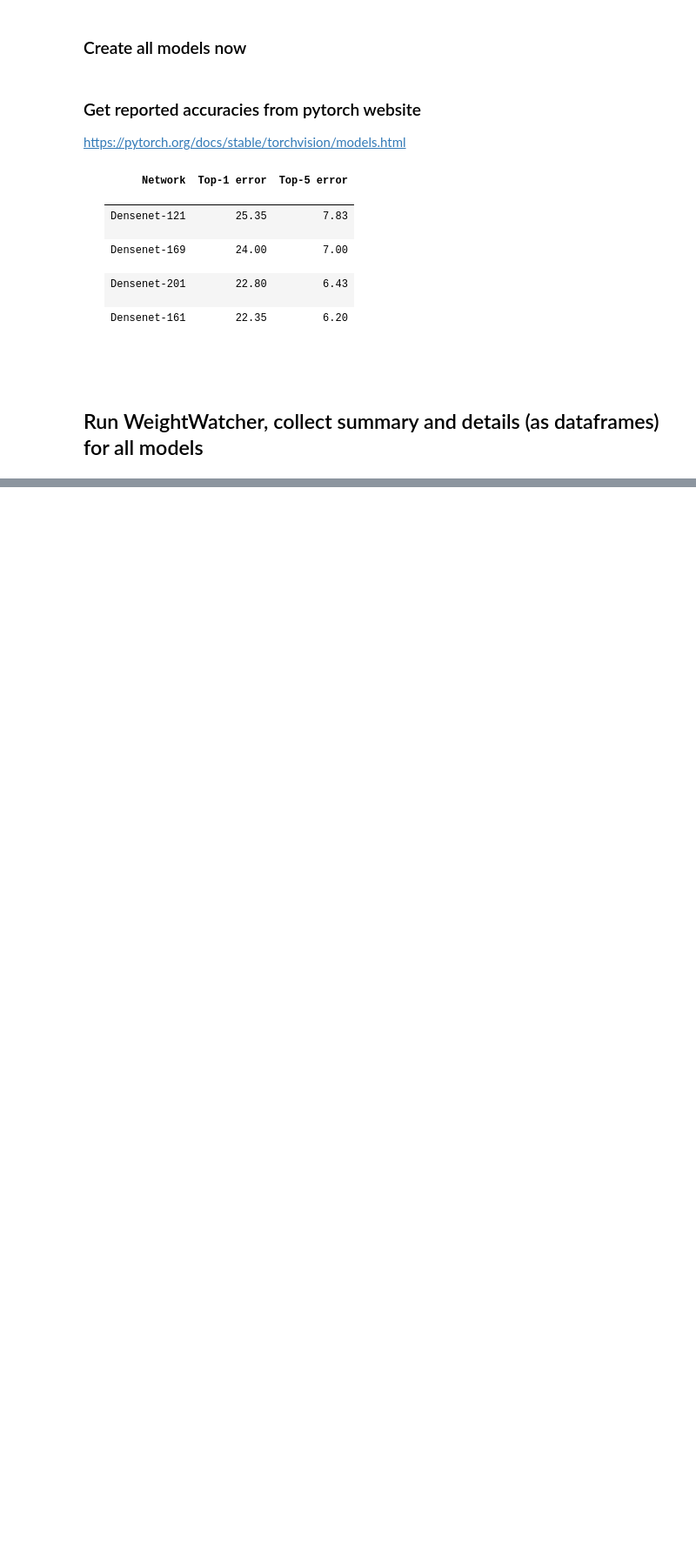
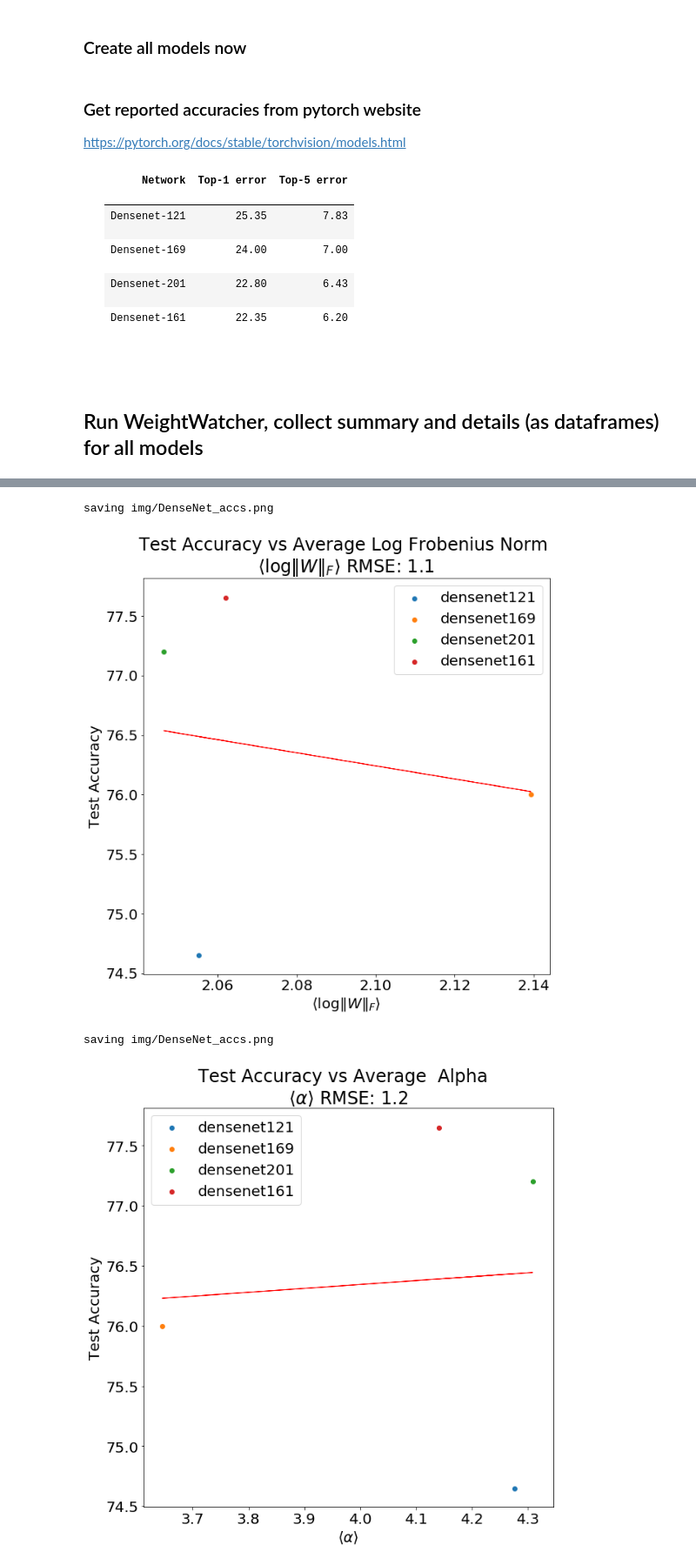
Before and after one commit to CalculatedContent/ww-trends-2020, a Jupyter notebook: WeightWatcher-DenseNet.ipynb, the cells around one changed output, grey strips where cells are left out. Shown at 87% size. Drawn from its saved outputs; the diff is of its cells as text; code cells hidden in the pictures; blank space fills up the shorter version.

```diff
--- a/WeightWatcher-DenseNet.ipynb
+++ b/WeightWatcher-DenseNet.ipynb
@@ -129,9 +138,10 @@ top5_errors= {
 # %%
 all_details = []
 all_summaries = []
-for im, name in enumerate(all_names):
+for im, name in enumerate(tqdm(all_names)):
     watcher = ww.WeightWatcher(model=all_models[im], logger=logger)
-    results = watcher.analyze(alphas=True, softranks=True, spectralnorms=True, mp_fit=True)
+    results = watcher.analyze(alphas=True, softranks=True, spectralnorms=True,
+                              mp_fit=True, normalize=True, glorot_fix=True)
 
     summary =  watcher.get_summary()
     all_summaries.append(summary)
@@ -141,7 +151,3 @@ for im, name in enumerate(all_names):
     details['NxM'] = pd.to_numeric(details.N * details.M)
 
     all_details.append(details)
-# %%
-plt.rcParams.update({'font.size': 16})
-from pylab import rcParams
-rcParams['figure.figsize'] = 10,10
@@ -407,0 +156,8 @@ plot_metrics_depth(metric, xlabel, title, valid_ids = first_n_last_ids)
+# %%
+MP.plot_all_metrics_vs_test_accuracies( \
+    series_name, all_names, colors, all_summaries, all_details, top1_errors)
+# %% [output]
+saving img/DenseNet_accs.png
+[figure, added]
+saving img/DenseNet_accs.png
+[figure, added]
```
Also changed, not shown: parts of 16 cells of this notebook, 14 other files.
